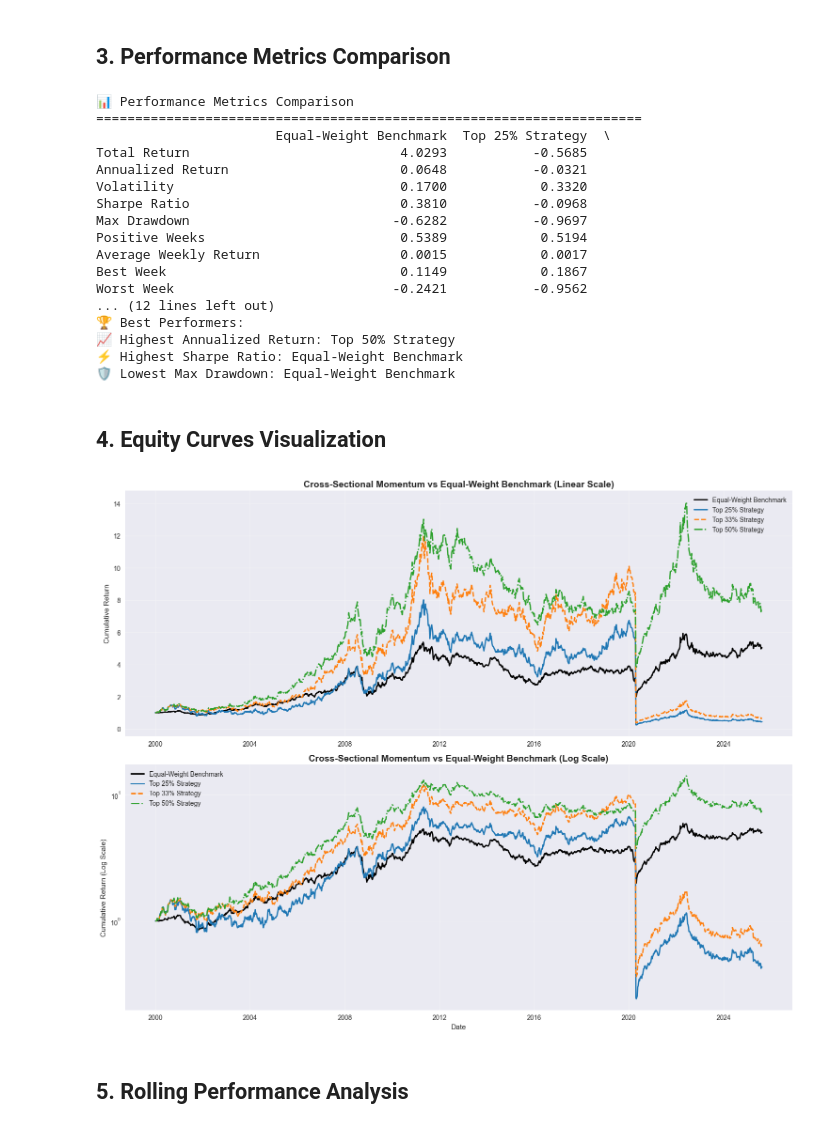
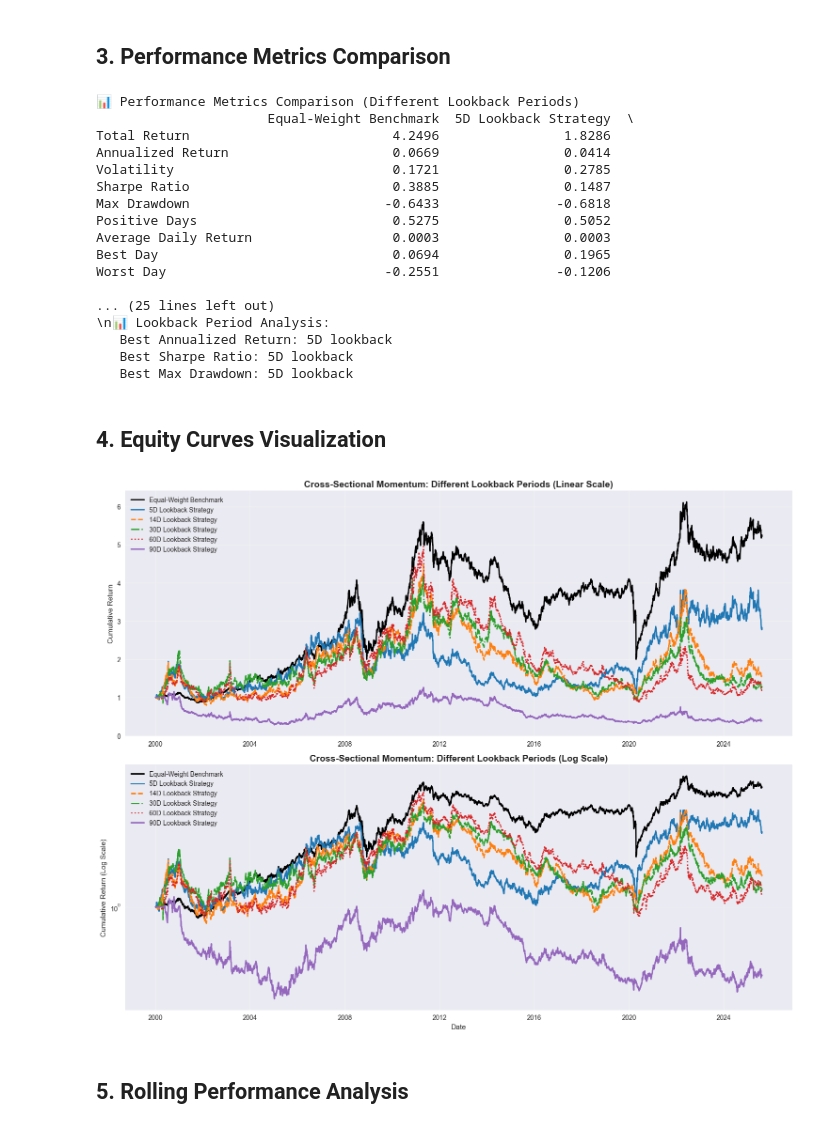
Before and after one commit to edoardoCame/Momentum-Top-Quintile, a Jupyter notebook: notebooks/cross_sectional_momentum.ipynb, the cells around one changed output. Drawn from its saved outputs; the diff is of its cells as text; code cells hidden in the pictures.

```diff
--- a/notebooks/cross_sectional_momentum.ipynb
+++ b/notebooks/cross_sectional_momentum.ipynb
@@ -113,86 +131,95 @@ Calculating performance metrics...
 metrics_comparison = pd.DataFrame()
 
 # Add benchmark metrics (same for all)
-benchmark_metrics = results['Top 25%']['benchmark_metrics']
+benchmark_metrics = results['5D']['benchmark_metrics']
 metrics_comparison['Equal-Weight Benchmark'] = pd.Series(benchmark_metrics)
 
-# Add strategy metrics for each quantile
-for label in quantile_labels:
+# Add strategy metrics for each lookback period
+for label in lookback_labels:
     strategy_metrics = results[label]['strategy_metrics']
-    metrics_comparison[f'{label} Strategy'] = pd.Series(strategy_metrics)
+    metrics_comparison[f'{label} Lookback Strategy'] = pd.Series(strategy_metrics)
 
-print("📊 Performance Metrics Comparison")
-print("=" * 70)
+print("📊 Performance Metrics Comparison (Different Lookback Periods)")
 print(metrics_comparison.round(4))
 
 # Highlight best performers
-print("\n🏆 Best Performers:")
+print("\\n🏆 Best Performers:")
 print(f"📈 Highest Annualized Return: {metrics_comparison.loc['Annualized Return'].idxmax()}")
 print(f"⚡ Highest Sharpe Ratio: {metrics_comparison.loc['Sharpe Ratio'].idxmax()}")
 print(f"🛡️ Lowest Max Drawdown: {metrics_comparison.loc['Max Drawdown'].idxmax()}")
+
+# Lookback period analysis
+print(f"\\n📊 Lookback Period Analysis:")
+strategy_columns = [col for col in metrics_comparison.columns if 'Lookback Strategy' in col]
+for metric in ['Annualized Return', 'Sharpe Ratio', 'Max Drawdown']:
+    best_strategy = metrics_comparison.loc[metric, strategy_columns].idxmax() if metric != 'Max Drawdown' else metrics_comparison.loc[metric, strategy_columns].idxmax()
+    best_lookback = best_strategy.split()[0]
+    print(f"   Best {metric}: {best_lookback} lookback")
 # %% [output]
-📊 Performance Metrics Comparison
-======================================================================
-                       Equal-Weight Benchmark  Top 25% Strategy  \
-Total Return                           4.0293           -0.5685
-Annualized Return                      0.0648           -0.0321
-Volatility                             0.1700            0.3320
-Sharpe Ratio                           0.3810           -0.0968
-Max Drawdown                          -0.6282           -0.9697
-Positive Weeks                         0.5389            0.5194
-Average Weekly Return                  0.0015            0.0017
-Best Week                              0.1149            0.1867
-Worst Week                            -0.2421           -0.9562
-... (12 lines left out)
-🏆 Best Performers:
-📈 Highest Annualized Return: Top 50% Strategy
-⚡ Highest Sharpe Ratio: Equal-Weight Benchmark
-🛡️ Lowest Max Drawdown: Equal-Weight Benchmark
+📊 Performance Metrics Comparison (Different Lookback Periods)
+                      Equal-Weight Benchmark  5D Lookback Strategy  \
+Total Return                          4.2496                1.8286
+Annualized Return                     0.0669                0.0414
+Volatility                            0.1721                0.2785
+Sharpe Ratio                          0.3885                0.1487
+Max Drawdown                         -0.6433               -0.6818
+Positive Days                         0.5275                0.5052
+Average Daily Return                  0.0003                0.0003
+Best Day                              0.0694                0.1965
+Worst Day                            -0.2551               -0.1206
+
+... (25 lines left out)
+\n📊 Lookback Period Analysis:
+   Best Annualized Return: 5D lookback
+   Best Sharpe Ratio: 5D lookback
+   Best Max Drawdown: 5D lookback
 # %% [markdown]
 ## 4. Equity Curves Visualization
 # %%
-# Plot equity curves
+# Plot equity curves for different lookback periods
 fig, (ax1, ax2) = plt.subplots(2, 1, figsize=(15, 12))
 
 # Colors and styles for plotting
-colors = ['#1f77b4', '#ff7f0e', '#2ca02c', '#d62728']
-linestyles = ['-', '--', '-.', ':']
+colors = ['#1f77b4', '#ff7f0e', '#2ca02c', '#d62728', '#9467bd']
+linestyles = ['-', '--', '-.', ':', '-']
 
 # Linear scale equity curves
-benchmark_cumulative = results['Top 25%']['benchmark_cumulative']
+benchmark_cumulative = results['5D']['benchmark_cumulative']
 ax1.plot(benchmark_cumulative.index, benchmark_cumulative.values,
          color='black', linewidth=2, label='Equal-Weight Benchmark')
 
-for i, label in enumerate(quantile_labels):
+for i, label in enumerate(lookback_labels):
     strategy_cumulative = results[label]['strategy_cumulative']
     ax1.plot(strategy_cumulative.index, strategy_cumulative.values,
-             color=colors[i], linestyle=linestyles[i], linewidth=2, label=f'{label} Strategy')
+             color=colors[i], linestyle=linestyles[i], linewidth=2,
+             label=f'{label} Lookback Strategy')
 
-ax1.set_title('Cross-Sectional Momentum vs Equal-Weight Benchmark (Linear Scale)', fontsize=14, fontweight='bold')
+ax1.set_title('Cross-Sectional Momentum: Different Lookback Periods (Linear Scale)', fontsize=14, fontweight='bold')
 ax1.set_ylabel('Cumulative Return')
 ax1.legend()
 ax1.grid(True, alpha=0.3)
 
 # Log scale equity curves for better comparison
 ax2.plot(benchmark_cumulative.index, benchmark_cumulative.values,
          color='black', linewidth=2, label='Equal-Weight Benchmark')
 
-for i, label in enumerate(quantile_labels):
+for i, label in enumerate(lookback_labels):
     strategy_cumulative = results[label]['strategy_cumulative']
     ax2.plot(strategy_cumulative.index, strategy_cumulative.values,
-             color=colors[i], linestyle=linestyles[i], linewidth=2, label=f'{label} Strategy')
+             color=colors[i], linestyle=linestyles[i], linewidth=2,
+             label=f'{label} Lookback Strategy')
 
 ax2.set_yscale('log')
-ax2.set_title('Cross-Sectional Momentum vs Equal-Weight Benchmark (Log Scale)', fontsize=14, fontweight='bold')
+ax2.set_title('Cross-Sectional Momentum: Different Lookback Periods (Log Scale)', fontsize=14, fontweight='bold')
 ax2.set_xlabel('Date')
 ax2.set_ylabel('Cumulative Return (Log Scale)')
 ax2.legend()
 ax2.grid(True, alpha=0.3)
 
 plt.tight_layout()
 plt.show()
 # %% [output]
-[figure, old version]
+[figure, new version]
 # %% [markdown]
 ## 5. Rolling Performance Analysis
 # %%
```
Also changed, not shown: parts of 9 cells of this notebook, 5 other files.
